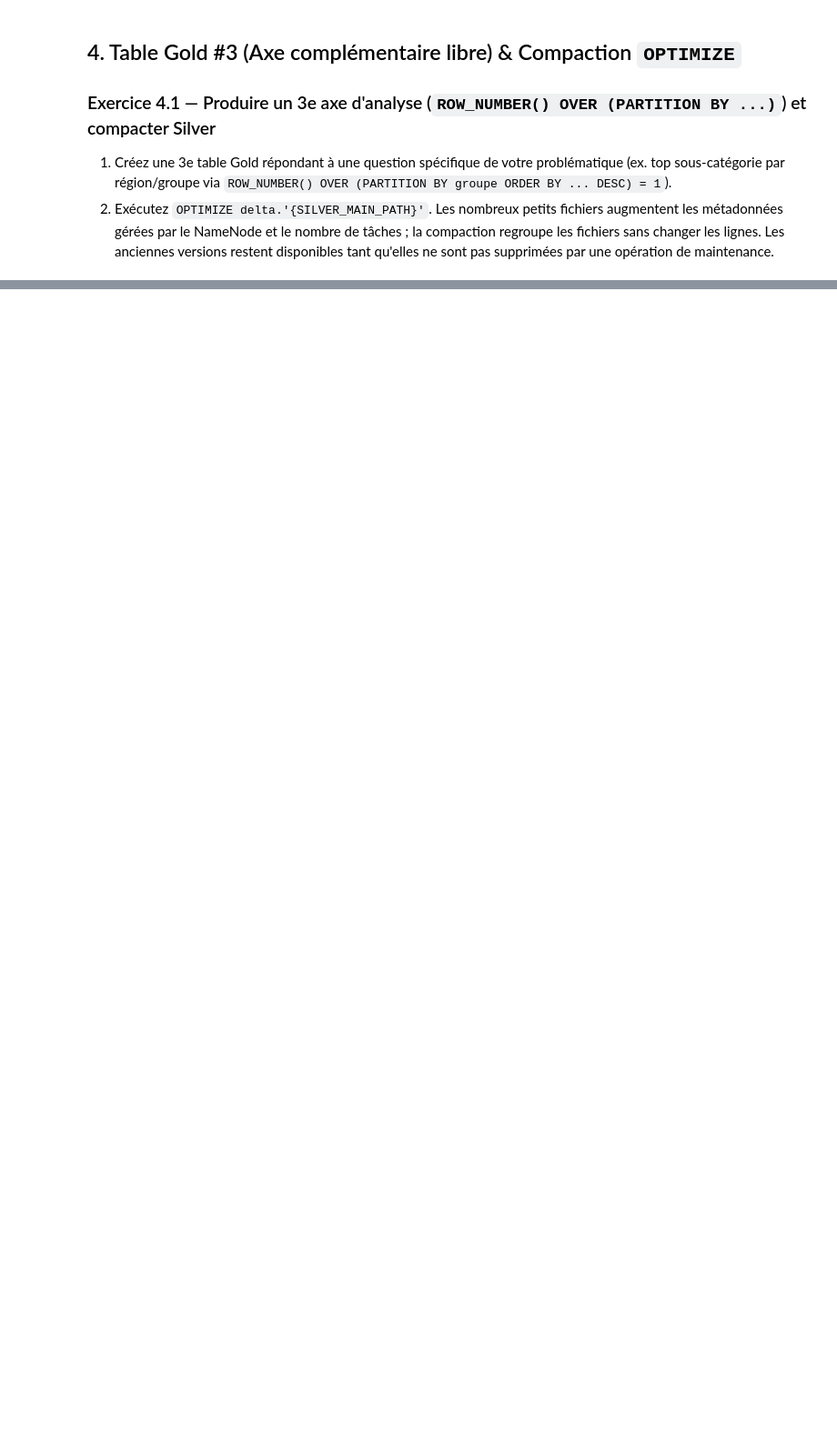
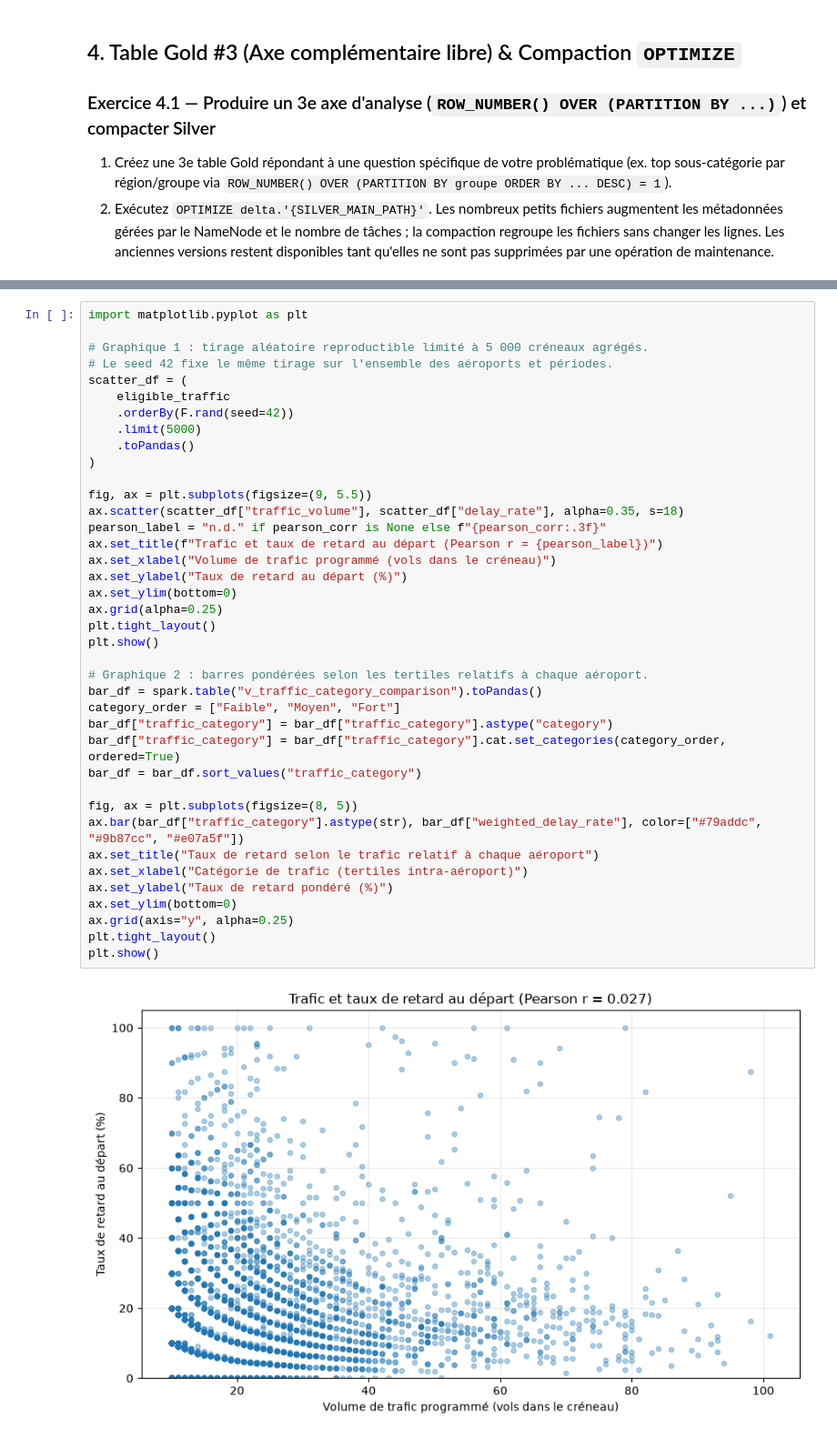
Before and after one commit to lilipix/airline-datas, a Jupyter notebook: notebooks/J3_Analytics_SQL_Gold.ipynb, the cells around one changed output, grey strips where cells are left out. Shown at 91% size. Cells and saved outputs as stored; diff of their text form; blank space fills up the shorter version.

Commit message:
feat: add traffic, delay and holiday analytics to Gold layer

```diff
--- a/notebooks/J3_Analytics_SQL_Gold.ipynb
+++ b/notebooks/J3_Analytics_SQL_Gold.ipynb
@@ -268,0 +546,41 @@ Fichiers Silver actifs : 50 avant, 5 après OPTIMIZE.
+# %%
+import matplotlib.pyplot as plt
+
+# Graphique 1 : tirage aléatoire reproductible limité à 5 000 créneaux agrégés.
+# Le seed 42 fixe le même tirage sur l'ensemble des aéroports et périodes.
+scatter_df = (
+    eligible_traffic
+    .orderBy(F.rand(seed=42))
+    .limit(5000)
+    .toPandas()
+)
+
+fig, ax = plt.subplots(figsize=(9, 5.5))
+ax.scatter(scatter_df["traffic_volume"], scatter_df["delay_rate"], alpha=0.35, s=18)
+pearson_label = "n.d." if pearson_corr is None else f"{pearson_corr:.3f}"
+ax.set_title(f"Trafic et taux de retard au départ (Pearson r = {pearson_label})")
+ax.set_xlabel("Volume de trafic programmé (vols dans le créneau)")
+ax.set_ylabel("Taux de retard au départ (%)")
+ax.set_ylim(bottom=0)
+ax.grid(alpha=0.25)
+plt.tight_layout()
+plt.show()
+
+# Graphique 2 : barres pondérées selon les tertiles relatifs à chaque aéroport.
+bar_df = spark.table("v_traffic_category_comparison").toPandas()
+category_order = ["Faible", "Moyen", "Fort"]
+bar_df["traffic_category"] = bar_df["traffic_category"].astype("category")
+bar_df["traffic_category"] = bar_df["traffic_category"].cat.set_categories(category_order, ordered=True)
+bar_df = bar_df.sort_values("traffic_category")
+
+fig, ax = plt.subplots(figsize=(8, 5))
+ax.bar(bar_df["traffic_category"].astype(str), bar_df["weighted_delay_rate"], color=["#79addc", "#9b87cc", "#e07a5f"])
+ax.set_title("Taux de retard selon le trafic relatif à chaque aéroport")
+ax.set_xlabel("Catégorie de trafic (tertiles intra-aéroport)")
+ax.set_ylabel("Taux de retard pondéré (%)")
+ax.set_ylim(bottom=0)
+ax.grid(axis="y", alpha=0.25)
+plt.tight_layout()
+plt.show()
+# %% [output]
+[figure, added]
```
Also changed, not shown: parts of 13 cells of this notebook, 1 other file.
